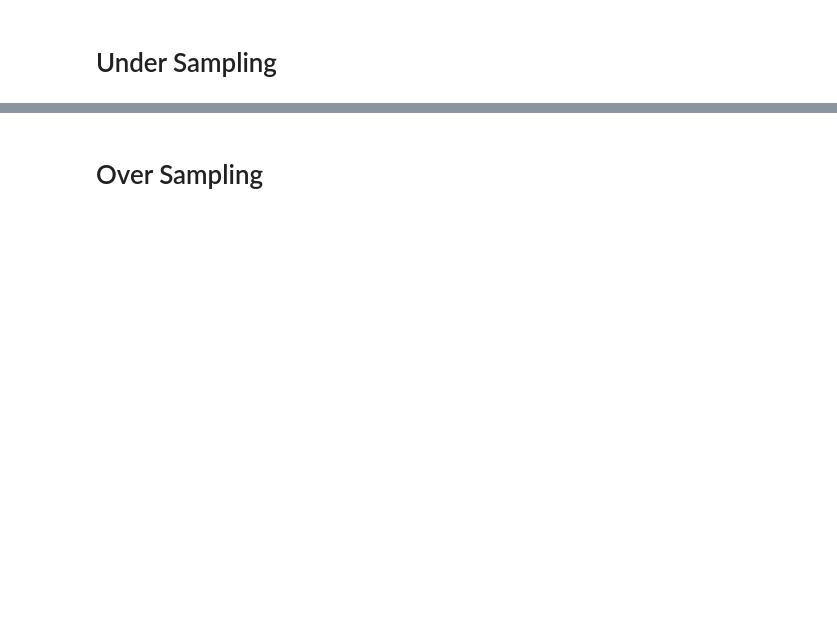
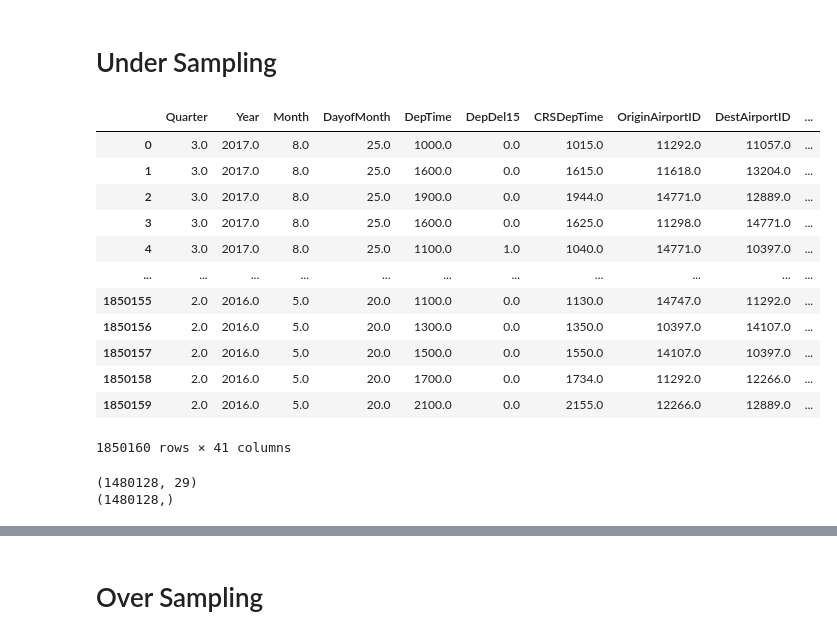
Before and after one commit to AMVamsi/Flight_Delay_Prediction, a Jupyter notebook: Sampling.ipynb, the cells around one changed output, grey strips where cells are left out. Saved outputs shown, nothing was run; the diff lists cells and outputs as text; code cells hidden in the pictures; blank space fills up the shorter version.

```diff
--- a/Sampling.ipynb
+++ b/Sampling.ipynb
@@ -19,8 +21,22 @@ rcParams['figure.figsize'] = 14, 8
 RANDOM_SEED = 42
 LABELS = ["Normal", "Delay"]
 # %%
-data = pd.read_csv('/Users/msml/Vamsi/SF/SF_Projects/fiiiiiinallll.csv')
+data = pd.read_csv('/Users/msml/Vamsi/SF/SF_Projects/FINAL.csv')
 data
+# %% [output]
+|  | Quarter | Year | Month | DayofMonth | DepTime | DepDel15 | CRSDepTime | OriginAirportID | DestAirportID | ... |
+| 0 | 3.0 | 2017.0 | 8.0 | 25.0 | 1000.0 | 0.0 | 1015.0 | 11292.0 | 11057.0 | ... |
+| 1 | 3.0 | 2017.0 | 8.0 | 25.0 | 1600.0 | 0.0 | 1615.0 | 11618.0 | 13204.0 | ... |
+| 2 | 3.0 | 2017.0 | 8.0 | 25.0 | 1900.0 | 0.0 | 1944.0 | 14771.0 | 12889.0 | ... |
+| 3 | 3.0 | 2017.0 | 8.0 | 25.0 | 1600.0 | 0.0 | 1625.0 | 11298.0 | 14771.0 | ... |
+| 4 | 3.0 | 2017.0 | 8.0 | 25.0 | 1100.0 | 1.0 | 1040.0 | 14771.0 | 10397.0 | ... |
+| ... | ... | ... | ... | ... | ... | ... | ... | ... | ... | ... |
+| 1850155 | 2.0 | 2016.0 | 5.0 | 20.0 | 1100.0 | 0.0 | 1130.0 | 14747.0 | 11292.0 | ... |
+| 1850156 | 2.0 | 2016.0 | 5.0 | 20.0 | 1300.0 | 0.0 | 1350.0 | 10397.0 | 14107.0 | ... |
+| 1850157 | 2.0 | 2016.0 | 5.0 | 20.0 | 1500.0 | 0.0 | 1550.0 | 14107.0 | 10397.0 | ... |
+| 1850158 | 2.0 | 2016.0 | 5.0 | 20.0 | 1700.0 | 0.0 | 1734.0 | 11292.0 | 12266.0 | ... |
+| 1850159 | 2.0 | 2016.0 | 5.0 | 20.0 | 2100.0 | 0.0 | 2155.0 | 12266.0 | 12889.0 | ... |
+1850160 rows × 41 columns
 # %%
 data.isnull().values.any()
 # %%
@@ -46,11 +54,14 @@ features_train, features_test, labels_train, labels_test = train_test_split(feat
 # %%
 state = np.random.RandomState(42)
 X = features_train
-Y = labels_train.astype(np.uint8)
+Y = labels_train
 X_outliers = state.uniform(low=0, high=1, size=(X.shape[0], X.shape[1]))
 # Print the shapes of X & Y
 print(X.shape)
 print(Y.shape)
+# %% [output]
+(1480128, 29)
+(1480128,)
 # %%
 count_classes = pd.value_counts(labels_train, sort = True)
 count_classes.plot(kind = 'bar', rot=0)
```
Also changed, not shown: parts of 26 cells of this notebook.
